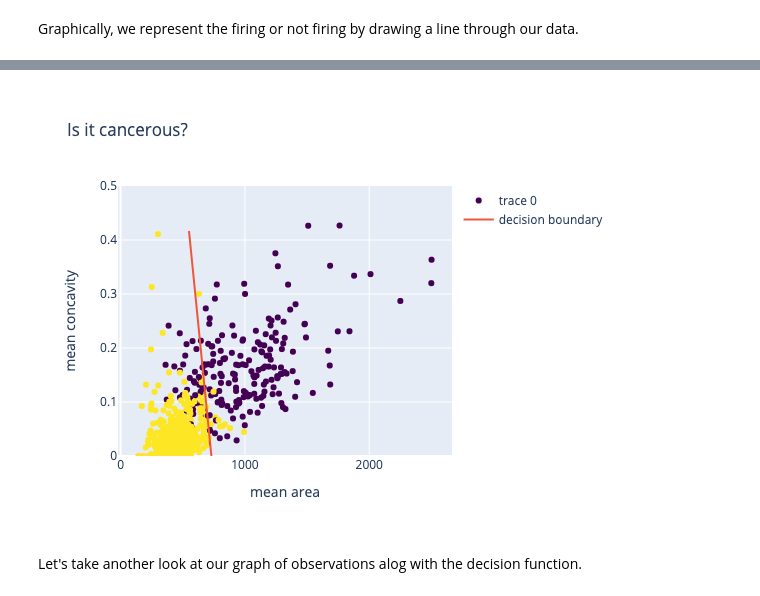
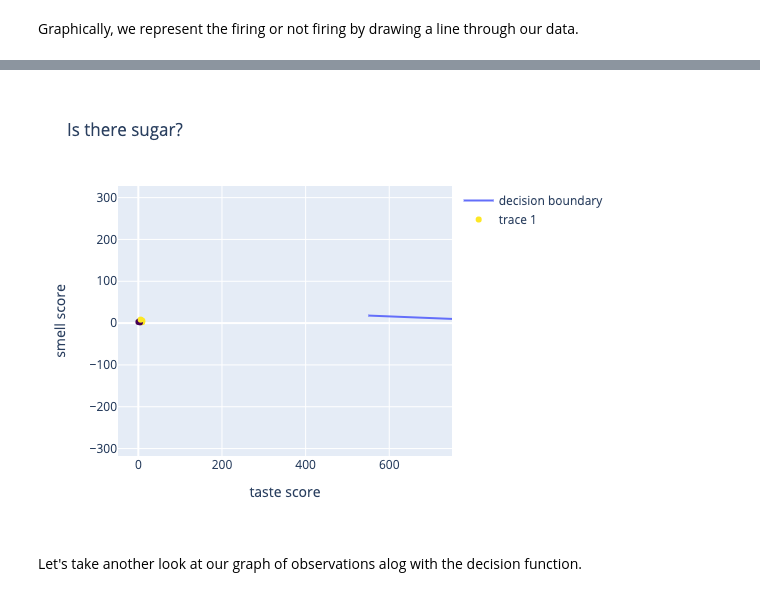
Before and after one commit to jigsawlabs-student/neural-nets-from-scratch, a Jupyter notebook: 1-single-neurons/1-neuron-hypothesis-fn/1-hypothesis-fn/2-log-reg-sigmoid.ipynb, the cells around one changed output, grey strips where cells are left out. Saved outputs shown, nothing was run; the diff lists cells and outputs as text; code cells hidden in the pictures.

Commit message:
update json file

```diff
--- a/1-single-neurons/1-neuron-hypothesis-fn/1-hypothesis-fn/2-log-reg-sigmoid.ipynb
+++ b/1-single-neurons/1-neuron-hypothesis-fn/1-hypothesis-fn/2-log-reg-sigmoid.ipynb
@@ -10,8 +10,8 @@ In the last lesson we saw how we can represent the hypothesis function of a perc
 Graphically, we represent the firing or not firing by drawing a line through our data.
 # %%
 import plotly.graph_objects as go
-import pandas as pd
-json_file = "https://raw.githubusercontent.com/JeffKatzy/neural-networks-from-scratch/master/1-single-neurons/1-neuron-hypothesis-fn/1-hypothesis-fn/fig_data.json"
-fig_dict = dict(pd.read_json(json_file, typ = 'dict'))
+sugar_data = "https://raw.githubusercontent.com/jigsawlabs-student/neural-nets-from-scratch/master/1-single-neurons/1-neuron-hypothesis-fn/1-hypothesis-fn/sugar_fig_hyp"
+# json_file = "https://raw.githubusercontent.com/JeffKatzy/neural-networks-from-scratch/master/1-single-neurons/1-neuron-hypothesis-fn/1-hypothesis-fn/fig_data.json"
+fig_dict = dict(pd.read_json(sugar_data, typ = 'dict'))
 go.Figure(fig_dict)
 # %% [output]
@@ -19,4 +18,4 @@ go.Figure(fig_dict)
-[figure, old version]
+[figure, new version]
 # %%
 And the slope of the line indicates how much
 # %% [markdown]
```
Also changed, not shown: parts of 1 cell of this notebook, 2 other files.
